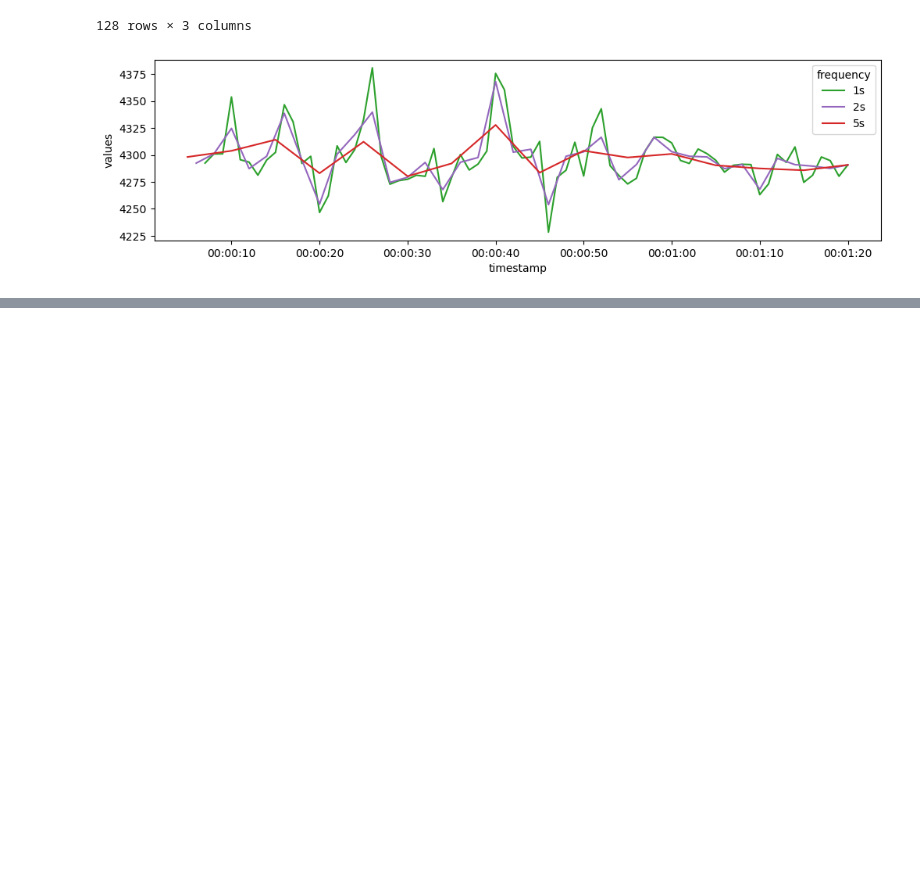
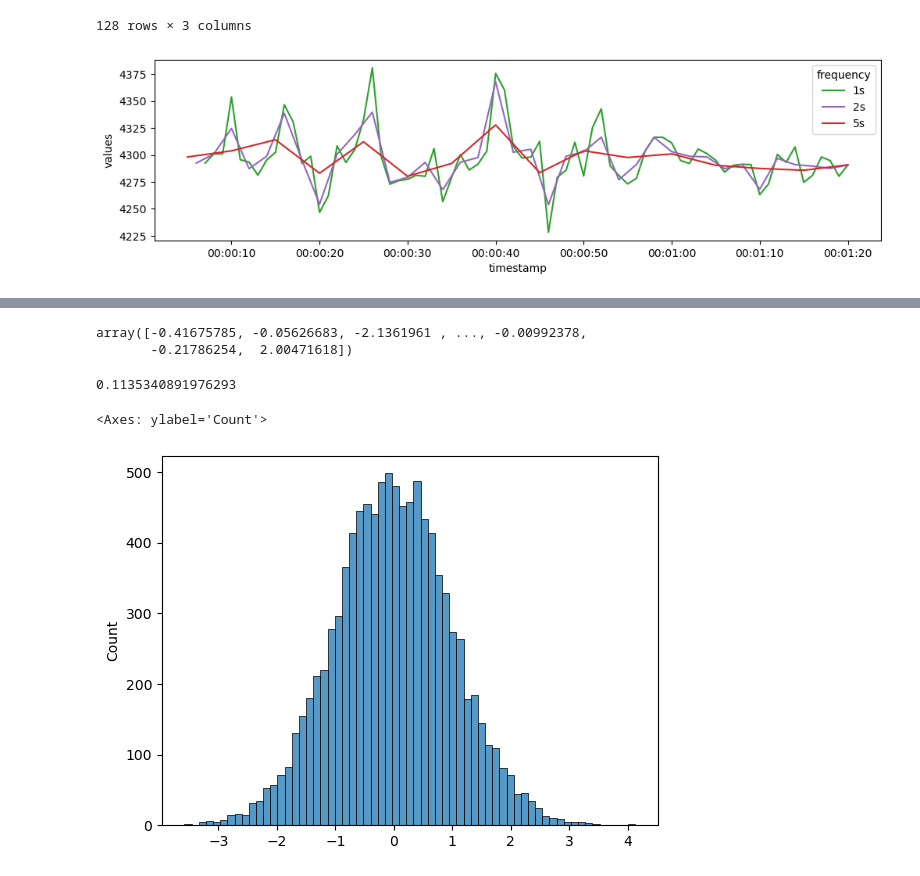
Before and after one commit to notfakearcher/yanjun, a Jupyter notebook: time-series/01_practice/practice1.ipynb, the cells around one changed output, grey strips where cells are left out. Saved outputs shown, nothing was run; the diff lists cells and outputs as text; code cells hidden in the pictures; blank space fills up the shorter version.

```diff
--- a/time-series/01_practice/practice1.ipynb
+++ b/time-series/01_practice/practice1.ipynb
@@ -354,0 +395,19 @@ plt.show()
+# %%
+from scipy.stats import boxcox
+vals_bc, lamba = boxcox(vals)
+lamba = np.round(lamba/0.5) *0.5
+vals_bc = boxcox(vals, lamba)
+vals_bc
+# %% [output]
+array([-0.41675785, -0.05626683, -2.1361961 , ..., -0.00992378,
+       -0.21786254,  2.00471618])
+# %%
+_, p4 = normaltest(vals_bc)
+p4
+# %% [output]
+0.1135340891976293
+# %%
+sns.histplot(vals_bc)
+# %% [output]
+<Axes: ylabel='Count'>
+[figure, added]
```
Also changed, not shown: parts of 8 cells of this notebook.
